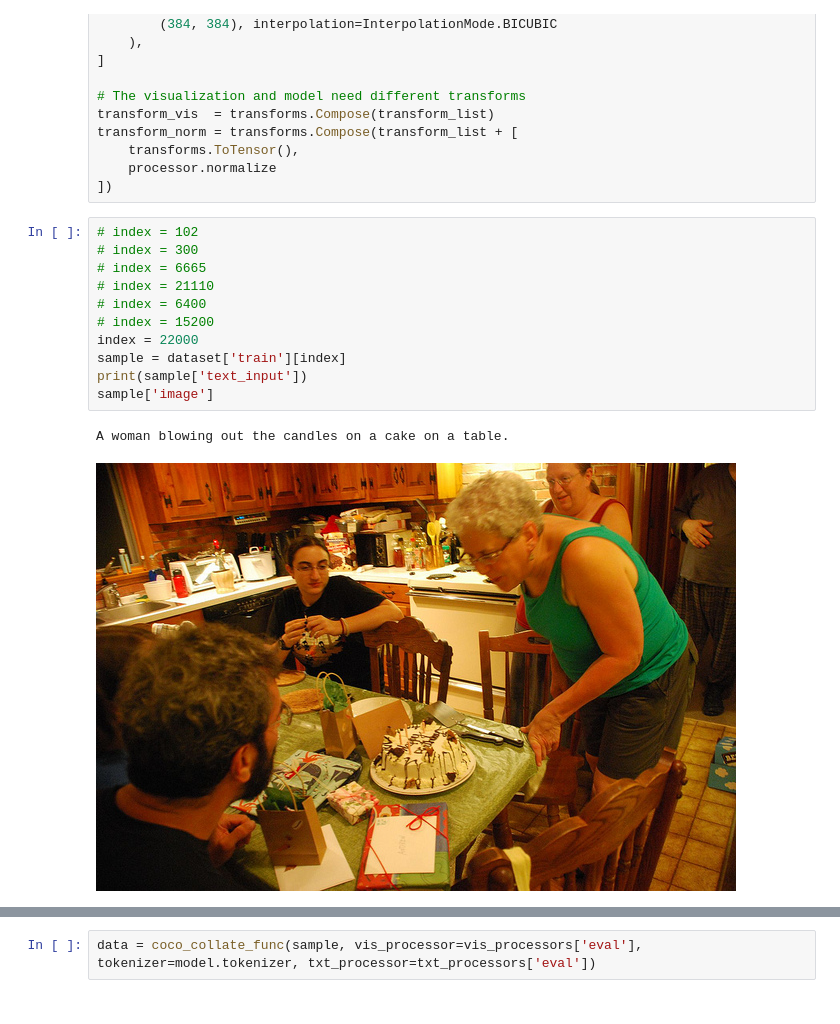
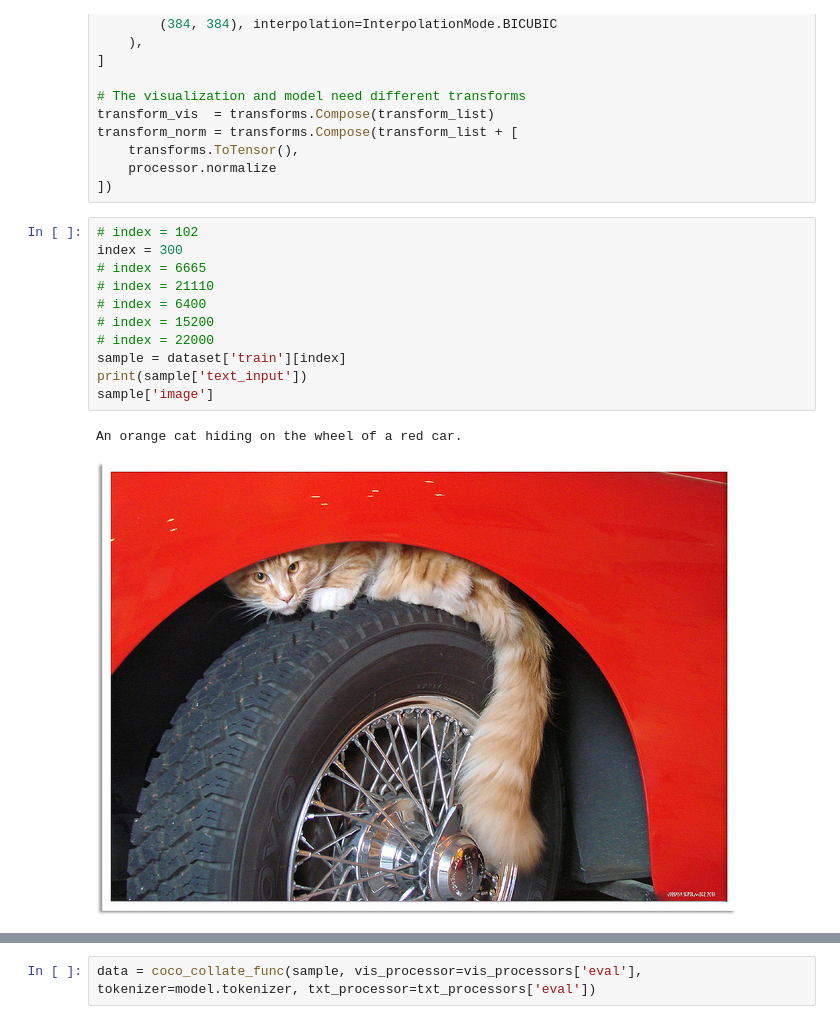
Before and after one commit to hchautran/PiToMe, a Jupyter notebook: itr/vis_blip.ipynb, the cells around one changed output, grey strips where cells are left out. Saved outputs shown, nothing was run; the diff lists cells and outputs as text.

```diff
--- a/itr/vis_blip.ipynb
+++ b/itr/vis_blip.ipynb
@@ -75,18 +75,18 @@ transform_norm = transforms.Compose(transform_list + [
 ])
 # %%
 # index = 102
-# index = 300
+index = 300
 # index = 6665
 # index = 21110
 # index = 6400
 # index = 15200
-index = 22000
+# index = 22000
 sample = dataset['train'][index]
 print(sample['text_input'])
 sample['image']
 # %% [output]
-A woman blowing out the candles on a cake on a table.
+An orange cat hiding on the wheel of a red car.
-[figure, old version]
+[figure, new version]
 # %%
 
 image = sample['image']
```
Also changed, not shown: parts of 4 cells of this notebook, 5 other files.
